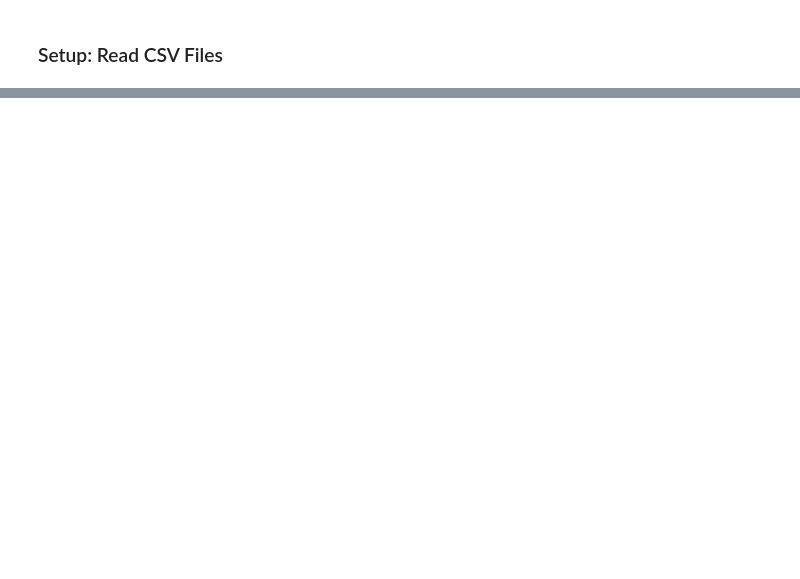
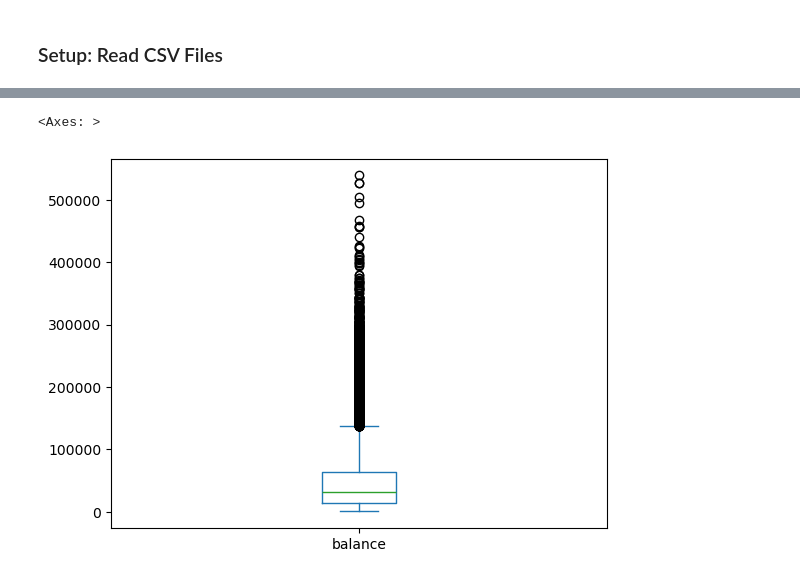
Before and after one commit to rohaa0831/Banking-Transactions, a Jupyter notebook: banking_transactions.ipynb, the cells around one changed output, grey strips where cells are left out. Drawn from its saved outputs; the diff is of its cells as text; code cells hidden in the pictures; blank space fills up the shorter version.

```diff
--- a/banking_transactions.ipynb
+++ b/banking_transactions.ipynb
@@ -96,0 +55,5 @@ plt.show()
+# %%
+accounts['balance'].plot.box()
+# %% [output]
+<Axes: >
+[figure, added]
```
Also changed, not shown: parts of 19 cells of this notebook, 2 other files.
